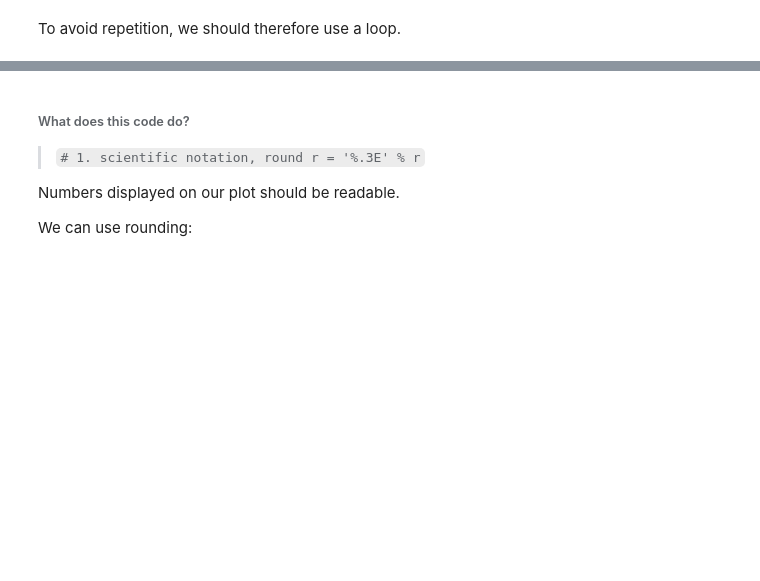
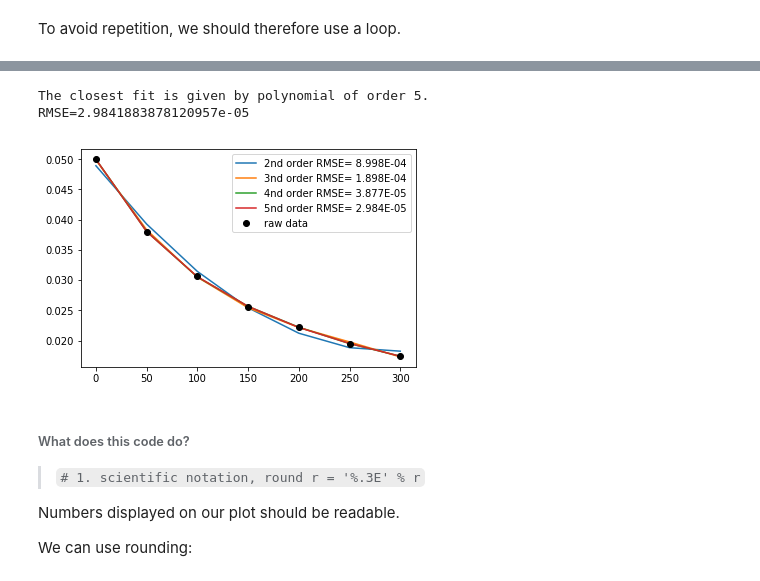
Before and after one commit to vongvanicht/Intro_to_Python, a Jupyter notebook: 05_Plotting_and_Analysing.ipynb, the cells around one changed output, grey strips where cells are left out. Saved outputs shown, nothing was run; the diff lists cells and outputs as text; code cells hidden in the pictures; blank space fills up the shorter version.

```diff
--- a/05_Plotting_and_Analysing.ipynb
+++ b/05_Plotting_and_Analysing.ipynb
@@ -413,8 +413,9 @@ x = students[:, 0]
 y = students[:, 1]
 
 
-# find the gradient and y-intercept
-m, c, r_value, p_value, std_err = linregress(x, y)
+# gradient is first returned value
+# y-intercept is second returned value
+m, c = linregress(x, y)[0], linregress(x, y)[1]
 
 
 # generate teh fitted y values
@@ -510,5 +511,3 @@ e.g.
 <br>__Input :__ polynomial of order 2
 <br>__Returns :__ coefficients of $x^2$, $x^1$ and $x^0$
 <br>i.e. 3 return arguments.
-# %%
-c, d, e = np.polyfit(x, y, 2)
@@ -515,14 +524,13 @@ c, d, e = np.polyfit(x, y, 2)
 # %%
 # 2nd order polynomial
 # 3 return arguments
-c, d, e = np.polyfit(x, y, 2)
+a = np.polyfit(x, y, 2)
 
 # 3rd order polynomial
 # 4 return arguments
-f, g, h, i = np.polyfit(x, y, 3)
+b = np.polyfit(x, y, 3)
 
 # 4th order polynomial
 # 5 return arguments
-j, k, l, m, n = np.polyfit(x, y, 4)
-print(j, k, l, m, n)
+c = np.polyfit(x, y, 4)
 # %% [output]
@@ -641,3 +599,47 @@ plt.legend(loc='best')
+# %%
+x = np.array([0.0, 50.0, 100.0, 150.0, 200.0, 250.0, 300.0])
+y = np.array([50.0, 38.0, 30.6, 25.6, 22.2, 19.5, 17.4])*1e-3
+
+
+
+# empty list to store RMSE values
+rmse = []
+
+# range of polynomials to investigate
+# (2nd order to 5th order polynomial)
+for i in range(2, 6):
+
+    # 1. coefficients of a polynomial of order i
+    a = np.polyfit(x, y, i)
+
+    # 2. fitted data set
+    yfit = np.poly1d(a)(x)
+
+    # 3. RMSE
+    r = RMSE(y, yfit)
+
+    # 4. store RMSE
+    rmse.append(r)
+
+    # 5. string, scientific notation, round
+    r = '%.3E' % r
+
+    # 6. plot
+    plt.plot(x, yfit, label=f'{i}nd order RMSE= ' + r)
+
+
+# raw data
+plt.plot(x, y, 'ko', label='raw data')
+
+# add a legend
+plt.legend(loc='best')
+
+best = np.argmin(rmse)
+print(f'The closest fit is given by polynomial of order {best+2}.\nRMSE={rmse[best]}')
+# %% [output]
+The closest fit is given by polynomial of order 5.
+RMSE=2.9841883878120957e-05
+[figure, added]
 # %% [markdown]
 ###### What does this code do?
 
```
Also changed, not shown: parts of 37 cells of this notebook, 1 other file.
